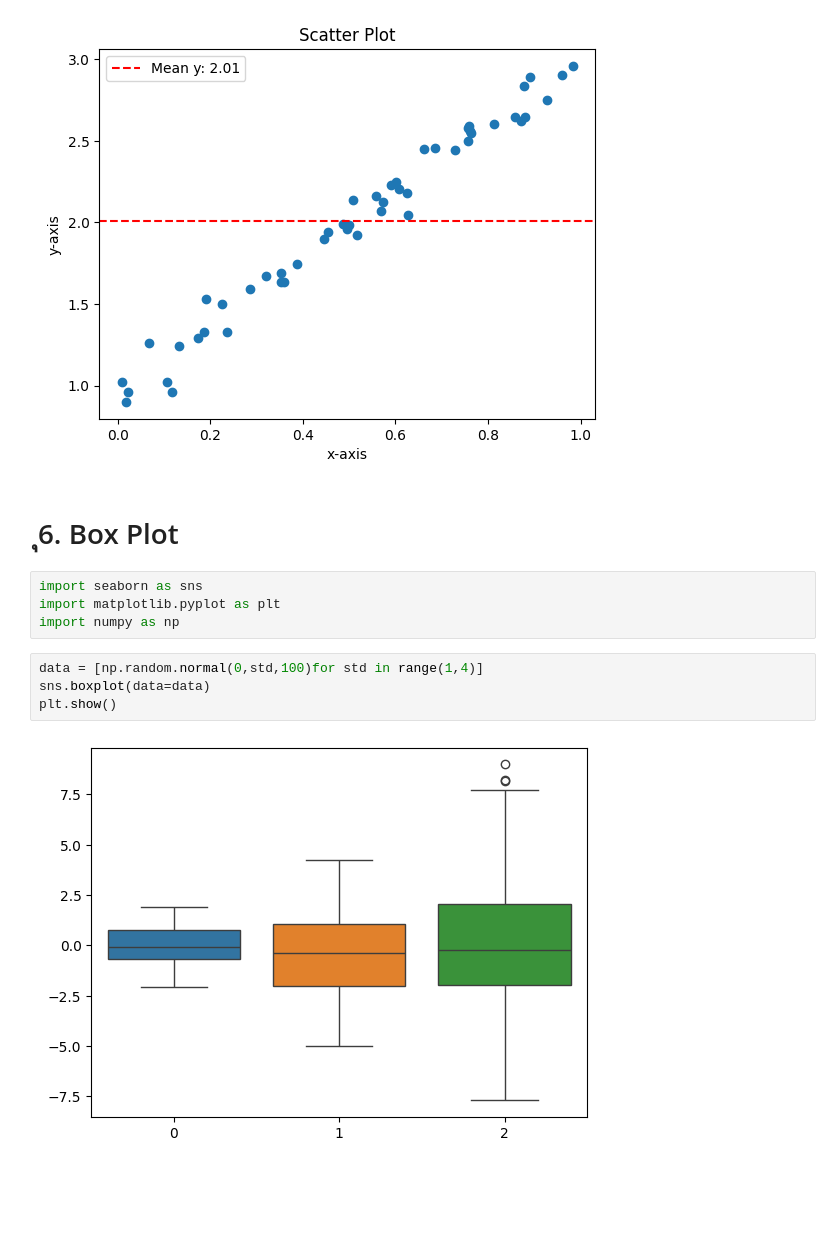
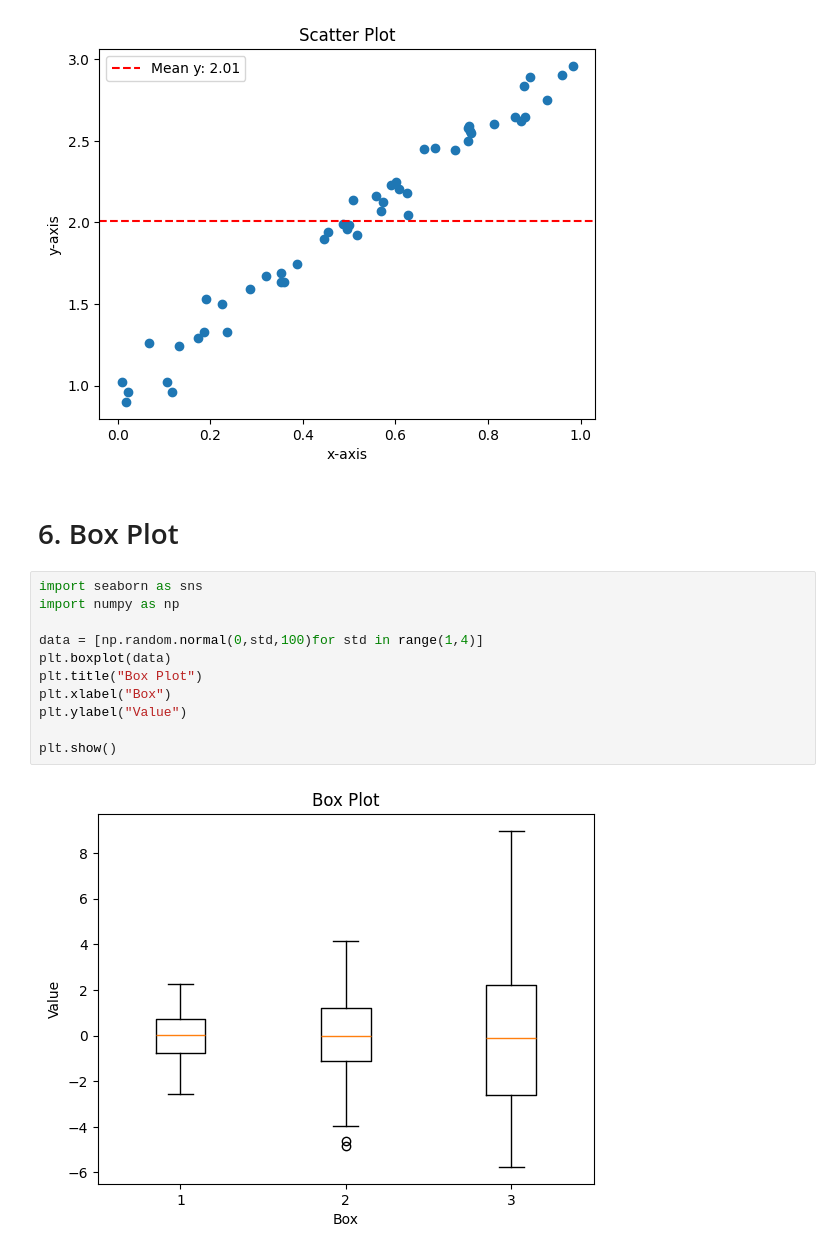
Before and after one commit to AdisornChamnongchit/Basic_Pandas_101, a Jupyter notebook: Basic_Pandas_101_08012026.ipynb, the cells around one changed output. Drawn from its saved outputs; the diff is of its cells as text; blank space fills up the shorter version.

```diff
--- a/Basic_Pandas_101_08012026.ipynb
+++ b/Basic_Pandas_101_08012026.ipynb
@@ -85,14 +90,17 @@ plt.show()
 # %% [output]
 [figure]
 # %% [markdown]
-# ุ6. Box Plot
+# 6. Box Plot
-# %%
-import seaborn as sns
-import matplotlib.pyplot as plt
-import numpy as np
 # %%
+import seaborn as sns
+import numpy as np
+
 data = [np.random.normal(0,std,100)for std in range(1,4)]
-sns.boxplot(data=data)
+plt.boxplot(data)
+plt.title("Box Plot")
+plt.xlabel("Box")
+plt.ylabel("Value")
+
 plt.show()
 # %% [output]
-[figure, old version]
+[figure, new version]
```
Also changed, not shown: parts of 2 cells of this notebook.
